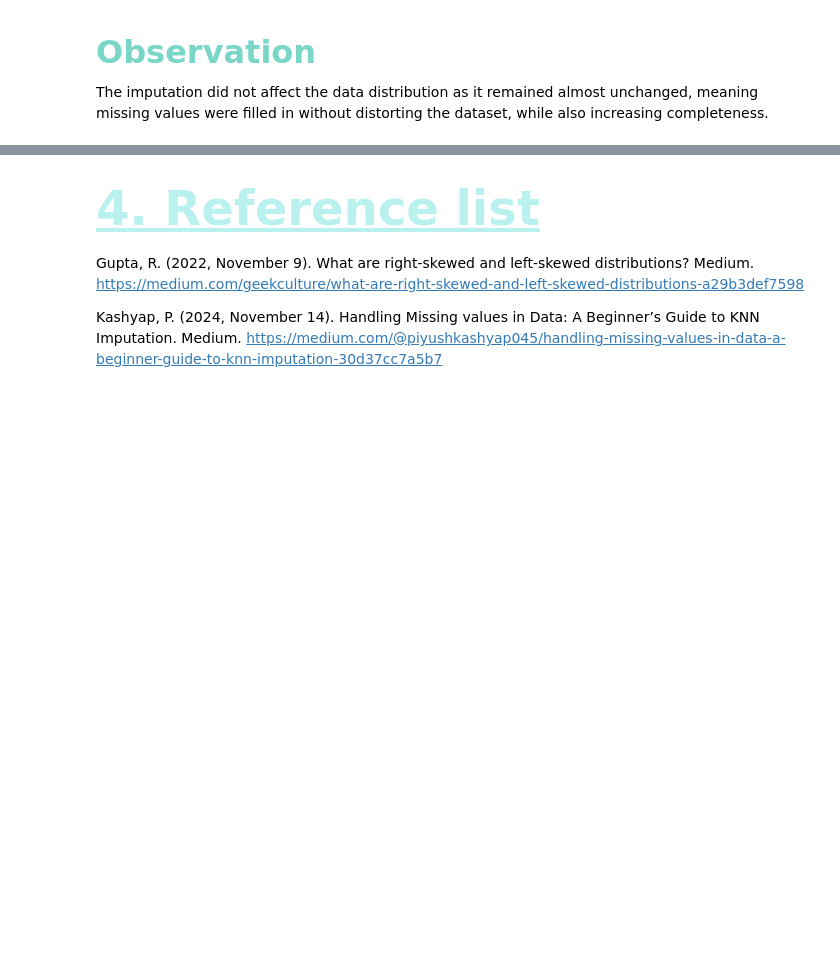
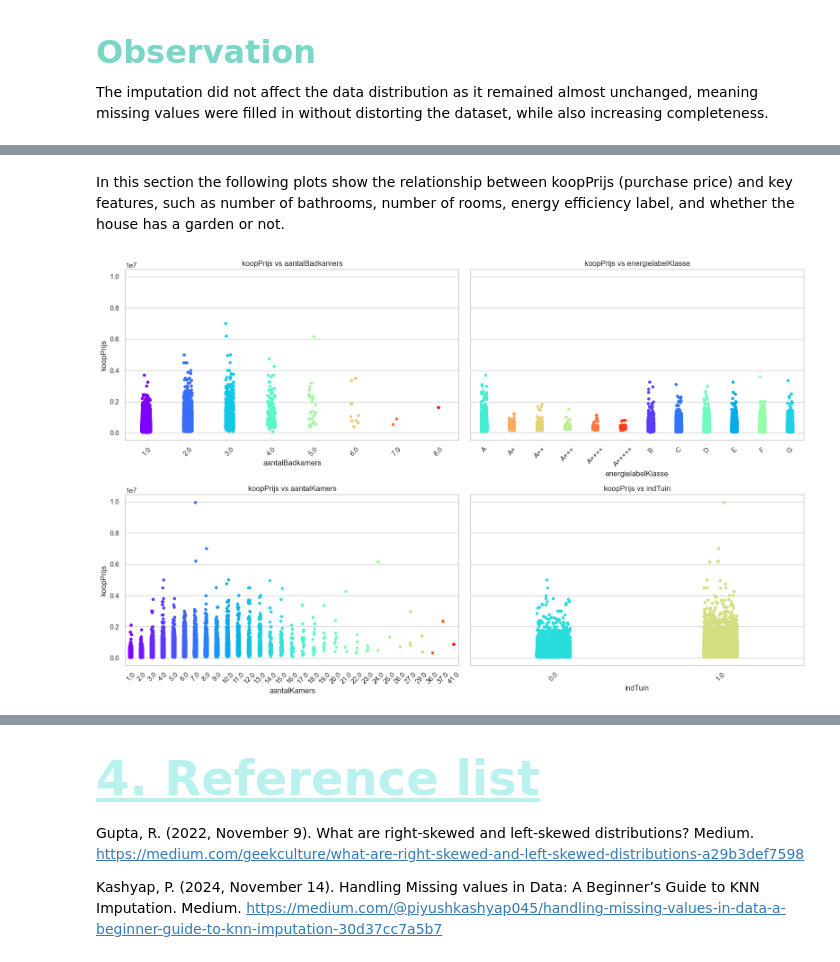
Before and after one commit to Josey-mc2/House-pricing-analysis, a Jupyter notebook: funda_analysis_ai_resit.ipynb, the cells around one changed output, grey strips where cells are left out. Saved outputs shown, nothing was run; the diff lists cells and outputs as text; code cells hidden in the pictures; blank space fills up the shorter version.

```diff
--- a/funda_analysis_ai_resit.ipynb
+++ b/funda_analysis_ai_resit.ipynb
@@ -1500 +1503,36 @@ The imputation did not affect the data distribution as it remained almost unchan
 </span>
+# %% [markdown]
+In this section the following plots show the relationship between koopPrijs (purchase price) and key features, such as number of bathrooms, number of rooms, energy efficiency label, and whether the house has a garden or not.
+# %%
+
+# Set seaborn style
+sns.set(style="whitegrid")
+
+# Define x-axis columns
+x_columns = ['aantalBadkamers', 'energielabelKlasse', 'aantalKamers', 'indTuin']
+
+# Calculate the number of rows needed (2 plots per row)
+num_cols = 2
+num_rows = math.ceil(len(x_columns) / num_cols)
+
+# Create subplots with 2 columns
+fig, axes = plt.subplots(num_rows, num_cols, figsize=(16, 5 * num_rows), sharey=True)
+
+# Flatten axes array for easy iteration
+axes = axes.flatten()
+
+# Generate colorful strip plots
+for ax, col in zip(axes, x_columns):
+    sns.stripplot(x=funda_cleaned[col], y=funda_cleaned['koopPrijs'], hue=funda_housing_df[col], palette="rainbow", ax=ax, jitter=True)
+    ax.set_title(f'koopPrijs vs {col}')
+    ax.set_xticklabels(ax.get_xticklabels(), rotation=45)
+    ax.legend([],[], frameon=False)  # Hide legend to avoid clutter
+
+# Hide any unused subplots
+for i in range(len(x_columns), len(axes)):
+    fig.delaxes(axes[i])
+
+plt.tight_layout()
+plt.show()
+# %% [output]
+[figure, added]
```
Also changed, not shown: parts of 14 cells of this notebook.
